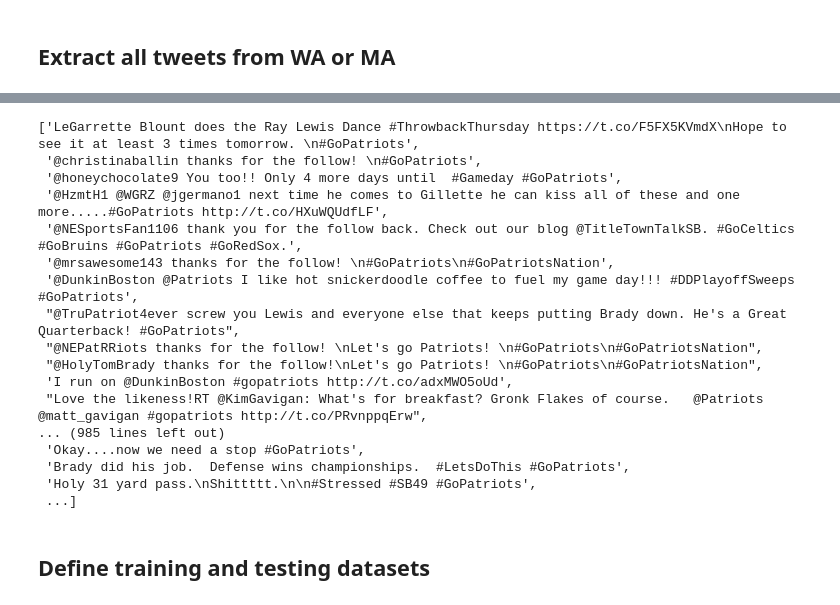
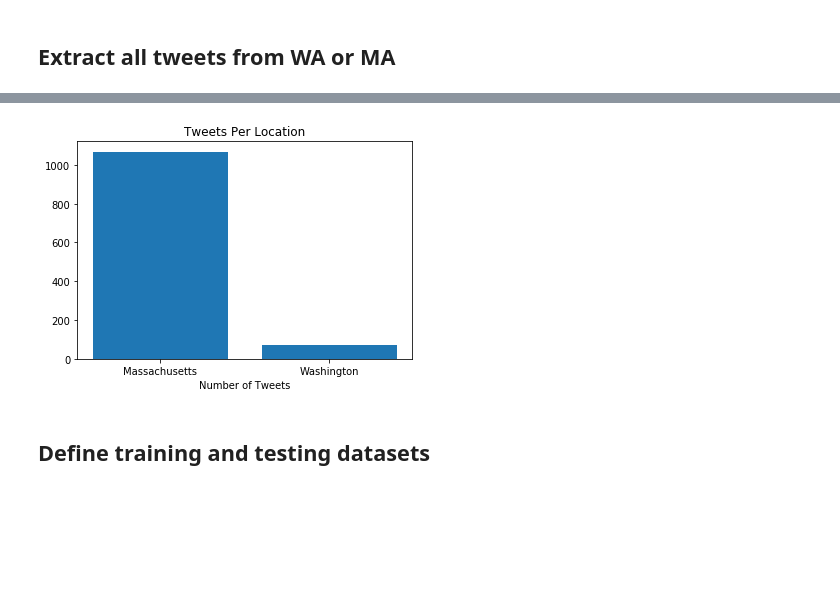
Before and after one commit to 219Winter2019adjz/Project5, a Jupyter notebook: Part 6, Fan Base Prediction.ipynb, the cells around one changed output, grey strips where cells are left out. Saved outputs shown, nothing was run; the diff lists cells and outputs as text; code cells hidden in the pictures; blank space fills up the shorter version.

```diff
--- a/Part 6, Fan Base Prediction.ipynb
+++ b/Part 6, Fan Base Prediction.ipynb
@@ -271,26 +249,16 @@ Enjoy the parade!! #GoPatriots #sb49 http://t.co/UWkuiAirlL
 tweet_location_labels = np.asarray(tweet_location_labels)
 
 class_names = ['Massachusetts', "Washington"]
-# %%
-tweet_textual_data
-# %% [output]
-['LeGarrette Blount does the Ray Lewis Dance #ThrowbackThursday https://t.co/F5FX5KVmdX\nHope to see it at least 3 times tomorrow. \n#GoPatriots',
- '@christinaballin thanks for the follow! \n#GoPatriots',
- '@honeychocolate9 You too!! Only 4 more days until  #Gameday #GoPatriots',
- '@HzmtH1 @WGRZ @jgermano1 next time he comes to Gillette he can kiss all of these and one more.....#GoPatriots http://t.co/HXuWQUdfLF',
- '@NESportsFan1106 thank you for the follow back. Check out our blog @TitleTownTalkSB. #GoCeltics #GoBruins #GoPatriots #GoRedSox.',
- '@mrsawesome143 thanks for the follow! \n#GoPatriots\n#GoPatriotsNation',
- '@DunkinBoston @Patriots I like hot snickerdoodle coffee to fuel my game day!!! #DDPlayoffSweeps #GoPatriots',
- "@TruPatriot4ever screw you Lewis and everyone else that keeps putting Brady down. He's a Great Quarterback! #GoPatriots",
- "@NEPatRRiots thanks for the follow! \nLet's go Patriots! \n#GoPatriots\n#GoPatriotsNation",
- "@HolyTomBrady thanks for the follow!\nLet's go Patriots! \n#GoPatriots\n#GoPatriotsNation",
- 'I run on @DunkinBoston #gopatriots http://t.co/adxMWO5oUd',
- "Love the likeness!RT @KimGavigan: What's for breakfast? Gronk Flakes of course.   @Patriots @matt_gavigan #gopatriots http://t.co/PRvnppqErw",
-... (985 lines left out)
- 'Okay....now we need a stop #GoPatriots',
- 'Brady did his job.  Defense wins championships.  #LetsDoThis #GoPatriots',
- 'Holy 31 yard pass.\nShittttt.\n\n#Stressed #SB49 #GoPatriots',
- ...]
+# %%
+# Plot distribution of tweets per locations
+
+plt.bar([0,1],[num_tweets_MA, num_tweets_WA])
+plt.xticks([0,1], class_names)
+plt.xlabel('Number of Tweets')
+plt.title("Tweets Per Location")
+plt.show()
+# %% [output]
+[figure, added]
 # %% [markdown]
 ## Define training and testing datasets
 # %%
```
Also changed, not shown: parts of 5 cells of this notebook.
